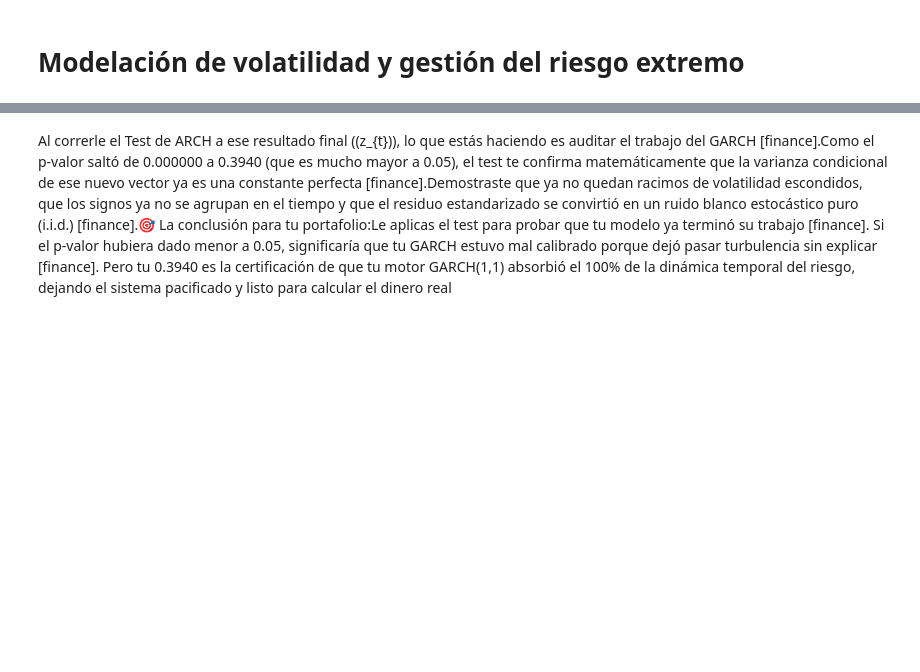
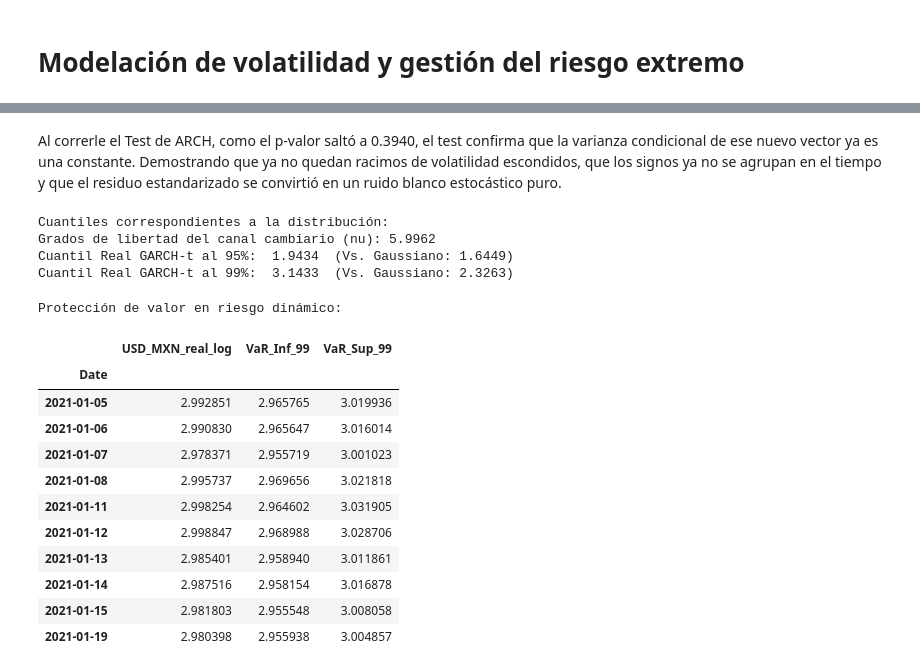
Before and after one commit to mari0ocape1-art/usd-mxn-volatility-switching-ml, a Jupyter notebook: nb2_volatilidad_2.ipynb, the cells around one changed output, grey strips where cells are left out. Cells and saved outputs as stored; diff of their text form; code cells hidden in the pictures; blank space fills up the shorter version.

```diff
--- a/nb2_volatilidad_2.ipynb
+++ b/nb2_volatilidad_2.ipynb
@@ -486,2 +196,49 @@ Los residuos estandarizados son homocedásticos. ¡Listos para calcular el VaR c
 # %% [markdown]
-Al correrle el Test de ARCH a ese resultado final (\(z_{t}\)), lo que estás haciendo es auditar el trabajo del GARCH [finance].Como el p-valor saltó de 0.000000 a 0.3940 (que es mucho mayor a 0.05), el test te confirma matemáticamente que la varianza condicional de ese nuevo vector ya es una constante perfecta [finance].Demostraste que ya no quedan racimos de volatilidad escondidos, que los signos ya no se agrupan en el tiempo y que el residuo estandarizado se convirtió en un ruido blanco estocástico puro (i.i.d.) [finance].🎯 La conclusión para tu portafolio:Le aplicas el test para probar que tu modelo ya terminó su trabajo [finance]. Si el p-valor hubiera dado menor a 0.05, significaría que tu GARCH estuvo mal calibrado porque dejó pasar turbulencia sin explicar [finance]. Pero tu 0.3940 es la certificación de que tu motor GARCH(1,1) absorbió el 100% de la dinámica temporal del riesgo, dejando el sistema pacificado y listo para calcular el dinero real
+Al correrle el Test de ARCH, como el p-valor saltó a 0.3940, el test confirma que la varianza condicional de ese nuevo vector ya es una constante. Demostrando que ya no quedan racimos de volatilidad escondidos, que los signos ya no se agrupan en el tiempo y que el residuo estandarizado se convirtió en un ruido blanco estocástico puro.
+# %%
+# Recuperamos los grados de libertad (nu) estimados el modelo
+nu_estimado = resultado_garch.params['nu']
+
+# Extraemos los cuantiles teóricos estrictos de la distribución t-Student Estandarizada
+cuantil_95 = stats.t.ppf(0.95, df=nu_estimado)
+cuantil_99 = stats.t.ppf(0.99, df=nu_estimado)
+
+print("Cuantiles correspondientes a la distribución:")
+print(f"Grados de libertad del canal cambiario (nu): {nu_estimado:.4f}")
+print(f"Cuantil Real GARCH-t al 95%:  {cuantil_95:.4f}  (Vs. Gaussiano: 1.6449)")
+print(f"Cuantil Real GARCH-t al 99%:  {cuantil_99:.4f}  (Vs. Gaussiano: 2.3263)")
+# %% [output]
+Cuantiles correspondientes a la distribución:
+Grados de libertad del canal cambiario (nu): 5.9962
+Cuantil Real GARCH-t al 95%:  1.9434  (Vs. Gaussiano: 1.6449)
+Cuantil Real GARCH-t al 99%:  3.1433  (Vs. Gaussiano: 2.3263)
+# %%
+# Se crea la matriz del riesgo alineado al precio real y la volatilidad recuperada
+df_var = pd.DataFrame(index=df_volatilidad_real.index)
+df_var['USD_MXN_real_log'] = df_main_log['USD_MXN_log']
+df_var['volatilidad_garch'] = df_volatilidad_real['volatilidad_garch_usd']
+
+# Fabricación de las bandas del VaR al 95% y al 99%
+# se multiplica los cuantiles estrictos de tu t-Student por la volatilidad lineal de cada día
+df_var['VaR_Sup_95'] = df_var['USD_MXN_real_log'] + (cuantil_95 * df_var['volatilidad_garch'])
+df_var['VaR_Inf_95'] = df_var['USD_MXN_real_log'] - (cuantil_95 * df_var['volatilidad_garch'])
+
+df_var['VaR_Sup_99'] = df_var['USD_MXN_real_log'] + (cuantil_99 * df_var['volatilidad_garch'])
+df_var['VaR_Inf_99'] = df_var['USD_MXN_real_log'] - (cuantil_99 * df_var['volatilidad_garch'])
+
+print("Protección de valor en riesgo dinámico:")
+df_var[['USD_MXN_real_log', 'VaR_Inf_99', 'VaR_Sup_99']].head(10)
+# %% [output]
+Protección de valor en riesgo dinámico:
+|  | USD_MXN_real_log | VaR_Inf_99 | VaR_Sup_99 |
+| Date |  |  |  |
+| 2021-01-05 | 2.992851 | 2.965765 | 3.019936 |
+| 2021-01-06 | 2.990830 | 2.965647 | 3.016014 |
+| 2021-01-07 | 2.978371 | 2.955719 | 3.001023 |
+| 2021-01-08 | 2.995737 | 2.969656 | 3.021818 |
+| 2021-01-11 | 2.998254 | 2.964602 | 3.031905 |
+| 2021-01-12 | 2.998847 | 2.968988 | 3.028706 |
+| 2021-01-13 | 2.985401 | 2.958940 | 3.011861 |
+| 2021-01-14 | 2.987516 | 2.958154 | 3.016878 |
+| 2021-01-15 | 2.981803 | 2.955548 | 3.008058 |
+| 2021-01-19 | 2.980398 | 2.955938 | 3.004857 |
```
Also changed, not shown: parts of 35 cells of this notebook.
